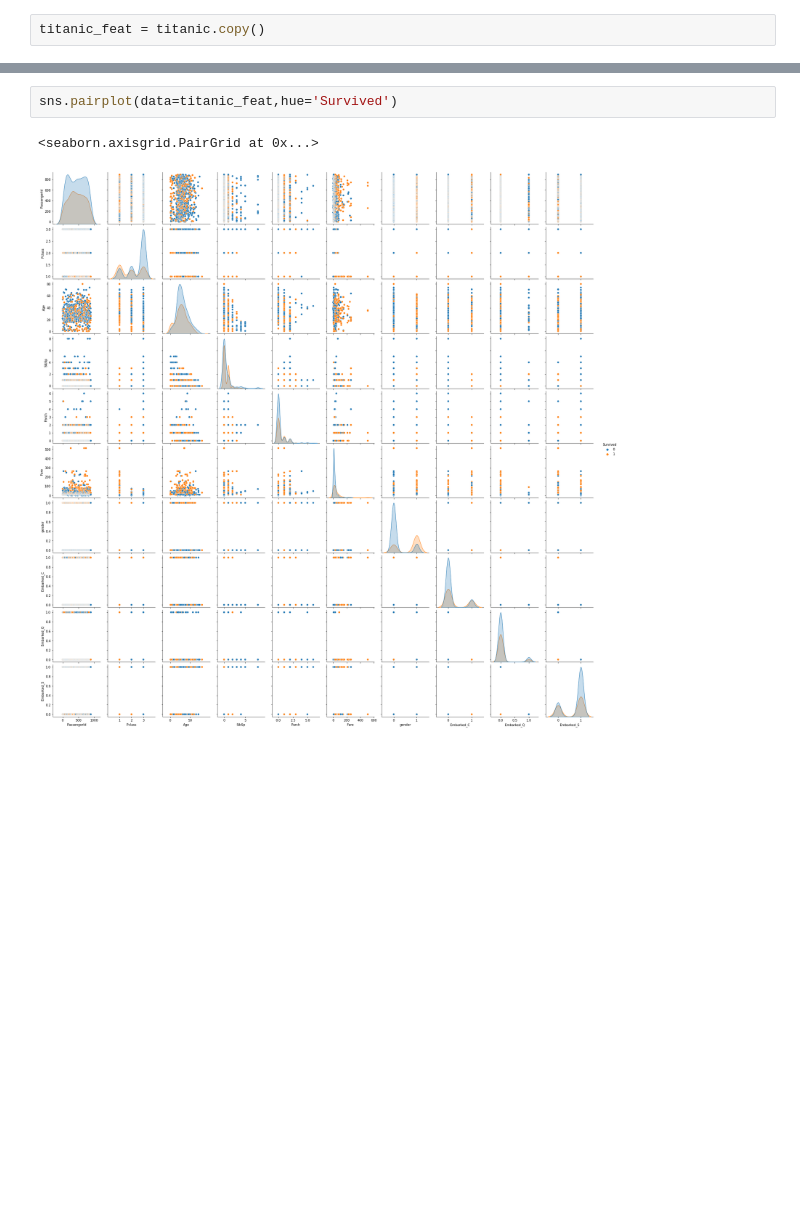
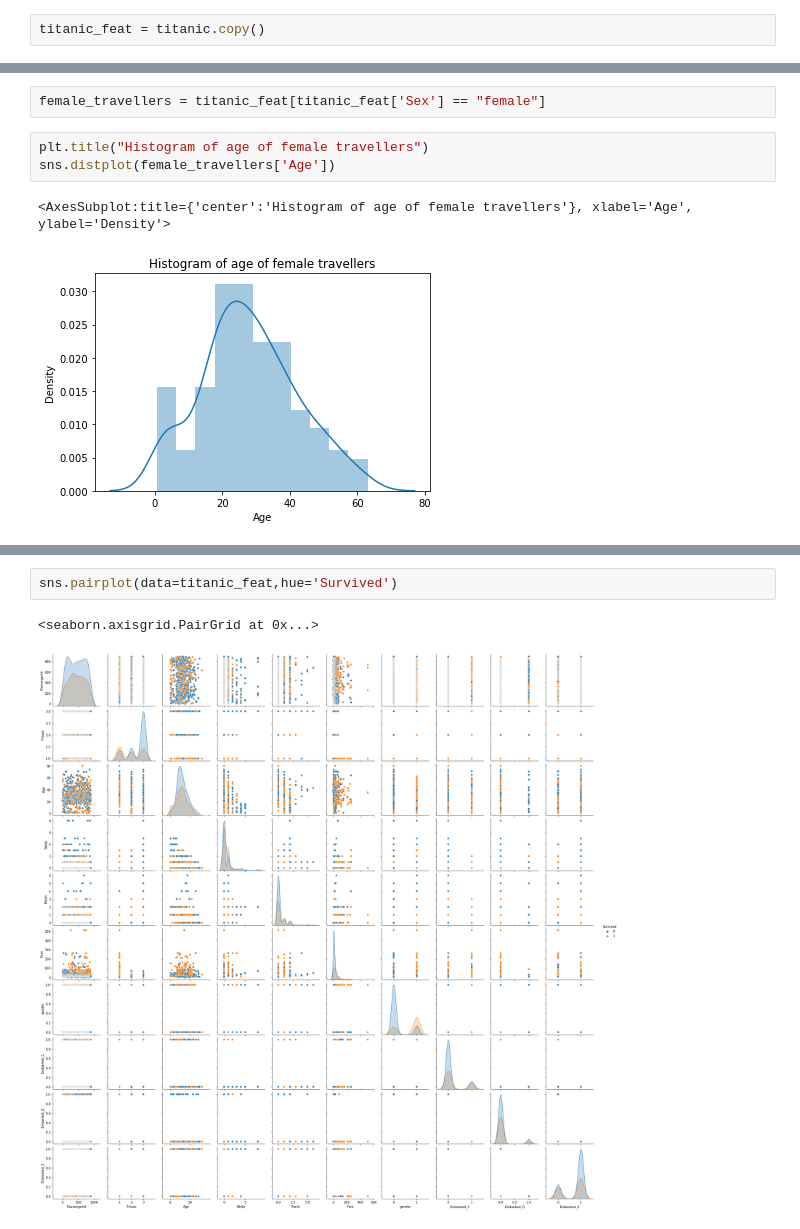
Before and after one commit to shreyashettyk/Data_Analysis, a Jupyter notebook: Titanic.ipynb, the cells around one changed output, grey strips where cells are left out. Drawn from its saved outputs; the diff is of its cells as text; blank space fills up the shorter version.

```diff
--- a/Titanic.ipynb
+++ b/Titanic.ipynb
@@ -163,0 +230,8 @@ titanic_feat = titanic_feat.loc[:,['PassengerId',  'Pclass', 'Age', 'SibSp', 'Pa
+# %%
+female_travellers = titanic_feat[titanic_feat['Sex'] == "female"]
+# %%
+plt.title("Histogram of age of female travellers")
+sns.distplot(female_travellers['Age'])
+# %% [output]
+<AxesSubplot:title={'center':'Histogram of age of female travellers'}, xlabel='Age', ylabel='Density'>
+[figure, added]
```
Also changed, not shown: parts of 62 cells of this notebook.
